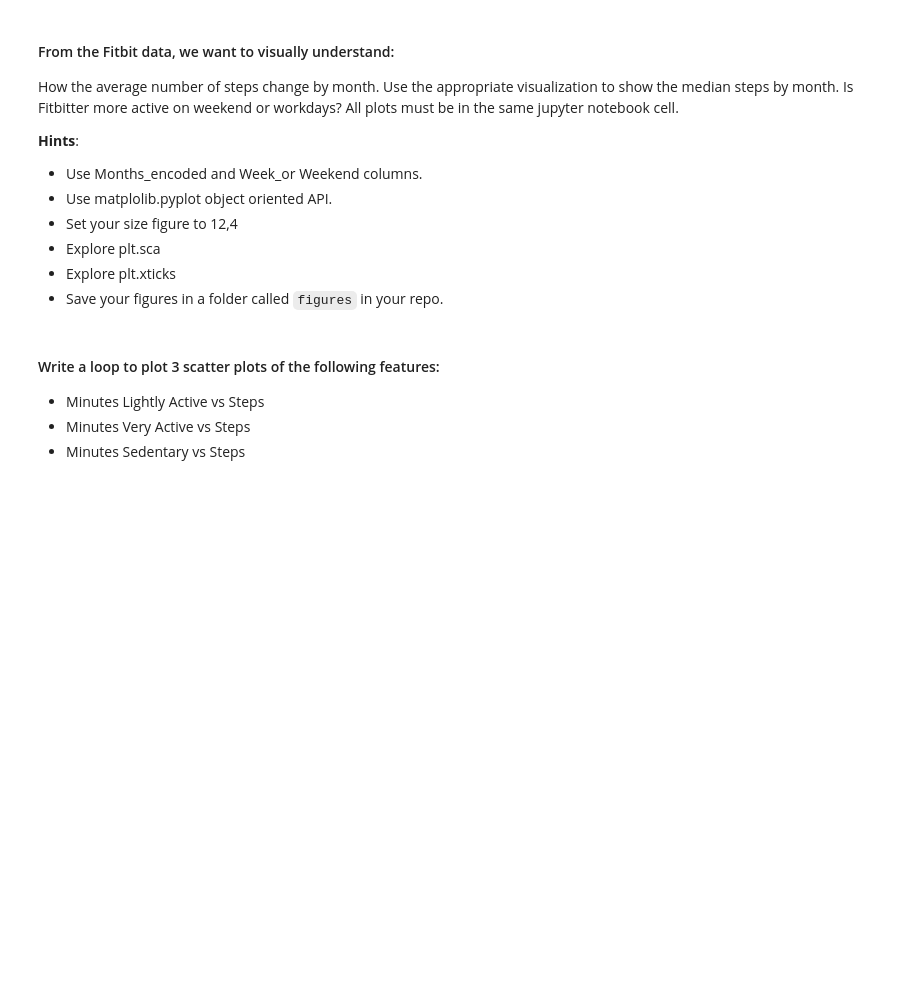
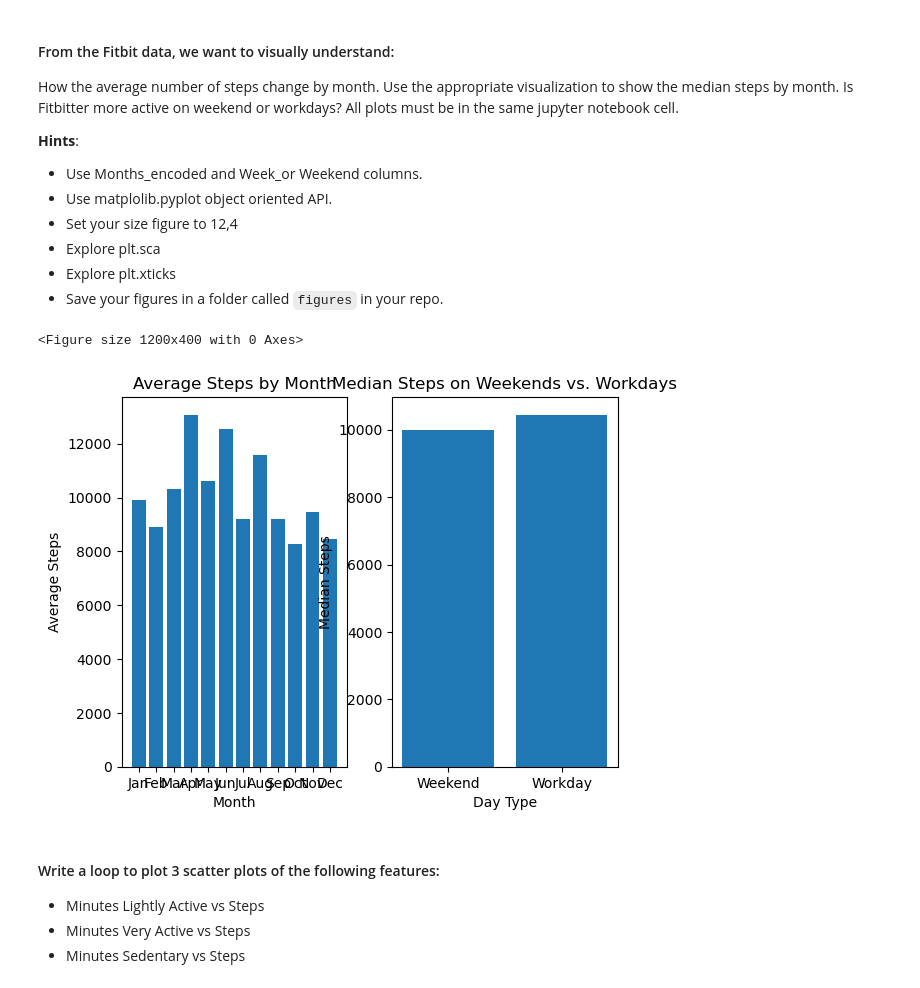
Before and after one commit to ta-data-pt-rmt/lab-matplotlib-seaborn, a Jupyter notebook: your-code/main.ipynb, the cells around one changed output. Saved outputs shown, nothing was run; the diff lists cells and outputs as text; code cells hidden in the pictures; blank space fills up the shorter version.

```diff
--- a/your-code/main.ipynb
+++ b/your-code/main.ipynb
@@ -225,3 +219,36 @@ How the average number of steps change by month. Use the appropriate visualizati
+# %%
+import matplotlib.pyplot as plt
+
+
+plt.figure(figsize=(12, 4))
+
+
+fig, axs = plt.subplots(1, 2)
+
+# Plot 1: Average number of steps by month
+monthly_steps = fitbit.groupby('Months_encoded')['Steps'].mean()
+axs[0].bar(monthly_steps.index, monthly_steps.values)
+axs[0].set_xlabel('Month')
+axs[0].set_ylabel('Average Steps')
+axs[0].set_title('Average Steps by Month')
+axs[0].set_xticks(monthly_steps.index)
+axs[0].set_xticklabels(['Jan', 'Feb', 'Mar', 'Apr', 'May', 'Jun', 'Jul', 'Aug', 'Sep', 'Oct', 'Nov', 'Dec'])
+
+# Plot 2: Activity on weekends vs. workdays
+activity_by_day = fitbit.groupby('Work_or_Weekend')['Steps'].median()
+axs[1].bar(activity_by_day.index, activity_by_day.values)
+axs[1].set_xlabel('Day Type')
+axs[1].set_ylabel('Median Steps')
+axs[1].set_title('Median Steps on Weekends vs. Workdays')
+axs[1].set_xticks(activity_by_day.index)
+axs[1].set_xticklabels(['Weekend', 'Workday'])
+
+
+
+plt.show()
+# %% [output]
+<Figure size 1200x400 with 0 Axes>
+[figure, added]
 # %% [markdown]
 #### Write a loop to plot 3 scatter plots of the following features:
 
```
Also changed, not shown: parts of 47 cells of this notebook.
